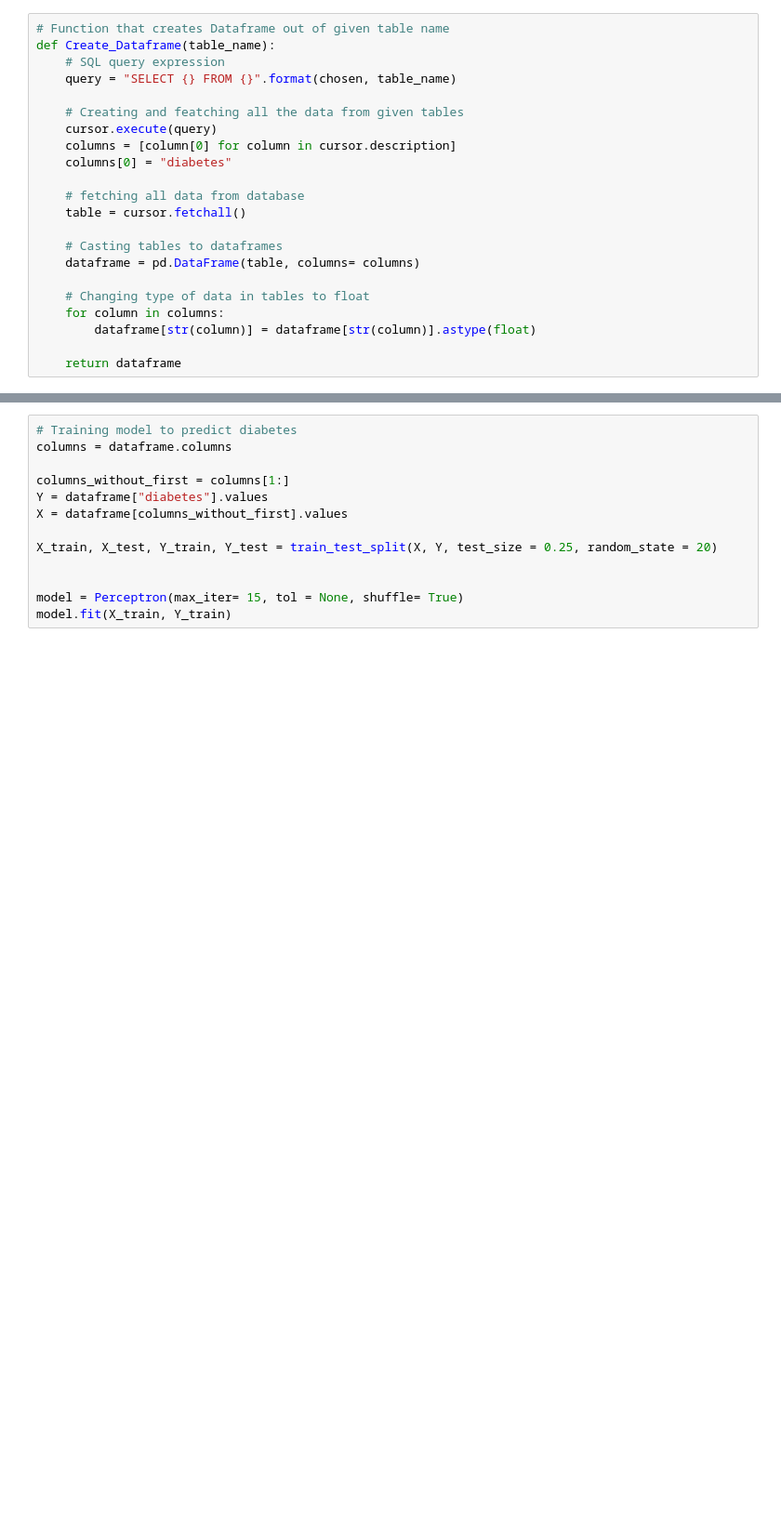
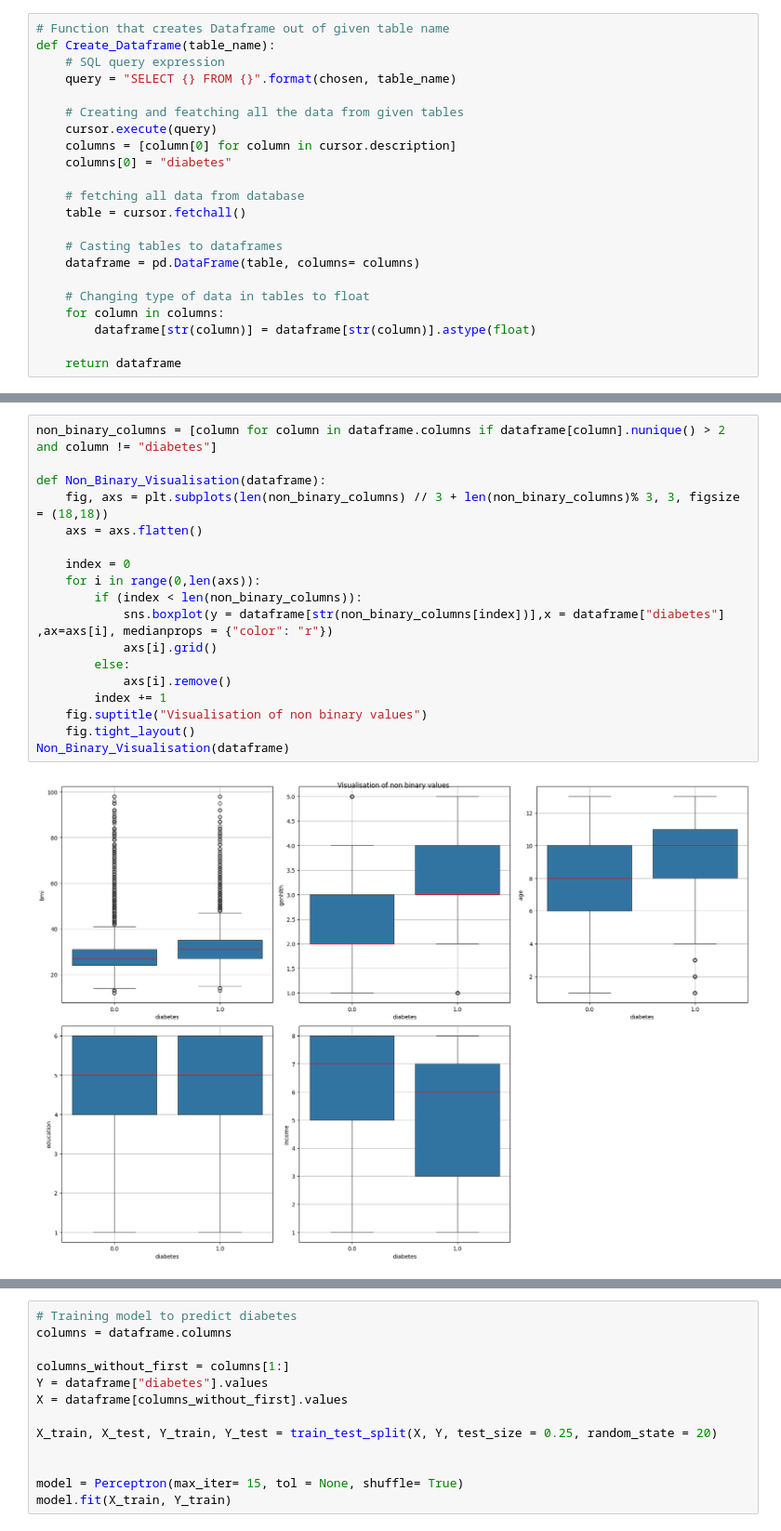
Before and after one commit to Mabuza713/DiabetesDataAnalysis, a Jupyter notebook: diabetes.ipynb, the cells around one changed output, grey strips where cells are left out. Shown: that part at 93% size. Saved outputs shown, nothing was run; the diff lists cells and outputs as text; blank space fills up the shorter version.

```diff
--- a/diabetes.ipynb
+++ b/diabetes.ipynb
@@ -82 +102,21 @@ Data_Distribution(dataframe = dataframe)
+# %%
+non_binary_columns = [column for column in dataframe.columns if dataframe[column].nunique() > 2 and column != "diabetes"]
+
+def Non_Binary_Visualisation(dataframe):
+    fig, axs = plt.subplots(len(non_binary_columns) // 3 + len(non_binary_columns)% 3, 3, figsize = (18,18))
+    axs = axs.flatten()
+
+    index = 0
+    for i in range(0,len(axs)):
+        if (index < len(non_binary_columns)):
+            sns.boxplot(y = dataframe[str(non_binary_columns[index])],x = dataframe["diabetes"] ,ax=axs[i], medianprops = {"color": "r"})
+            axs[i].grid()
+        else:
+            axs[i].remove()
+        index += 1
+    fig.suptitle("Visualisation of non binary values")
+    fig.tight_layout()
+Non_Binary_Visualisation(dataframe)
+# %% [output]
+[figure, added]
 # %%
```
Also changed, not shown: parts of 3 cells of this notebook.
